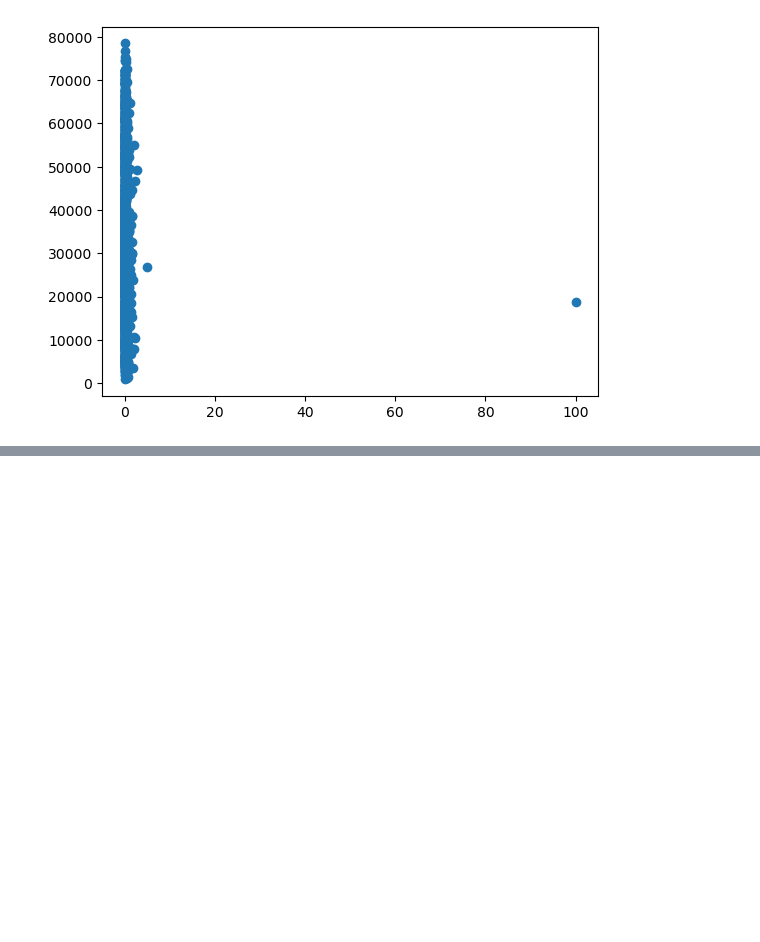
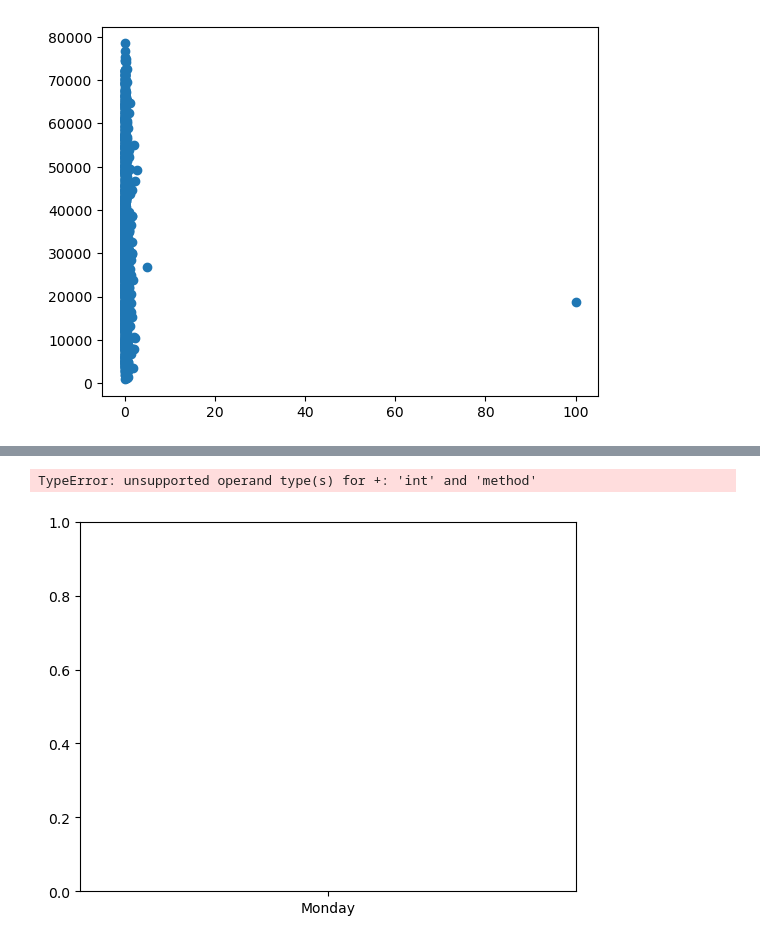
Before and after one commit to Sheryl122/citibike-ridership-model, a Jupyter notebook: code/eda.ipynb, the cells around one changed output, grey strips where cells are left out. Saved outputs shown, nothing was run; the diff lists cells and outputs as text; code cells hidden in the pictures; blank space fills up the shorter version.

```diff
--- a/code/eda.ipynb
+++ b/code/eda.ipynb
@@ -136,0 +143,10 @@ Error:
+# %%
+# E5
+x = df['day_of_week']
+y = df['num_rides'].mean
+
+plt.bar(x, y)
+plt.show()
+# %% [output]
+TypeError: unsupported operand type(s) for +: 'int' and 'method'
+[figure, added]
```
Also changed, not shown: parts of 2 cells of this notebook.
